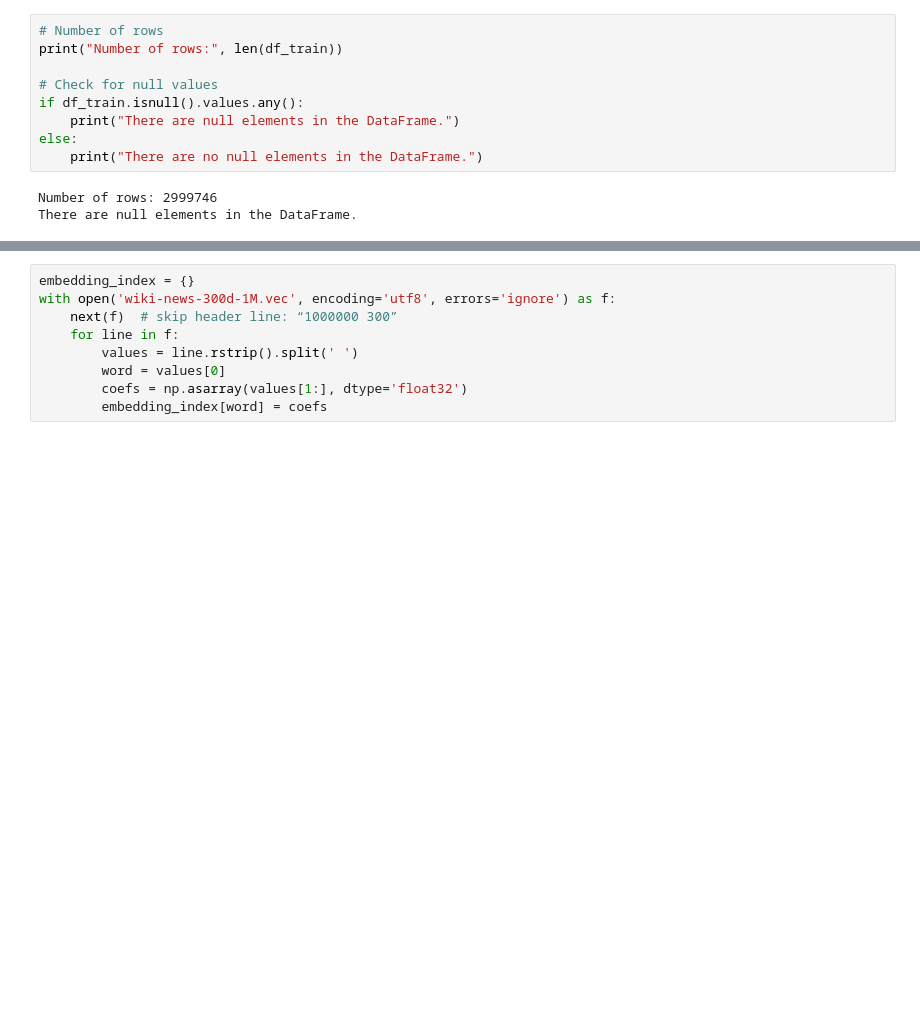
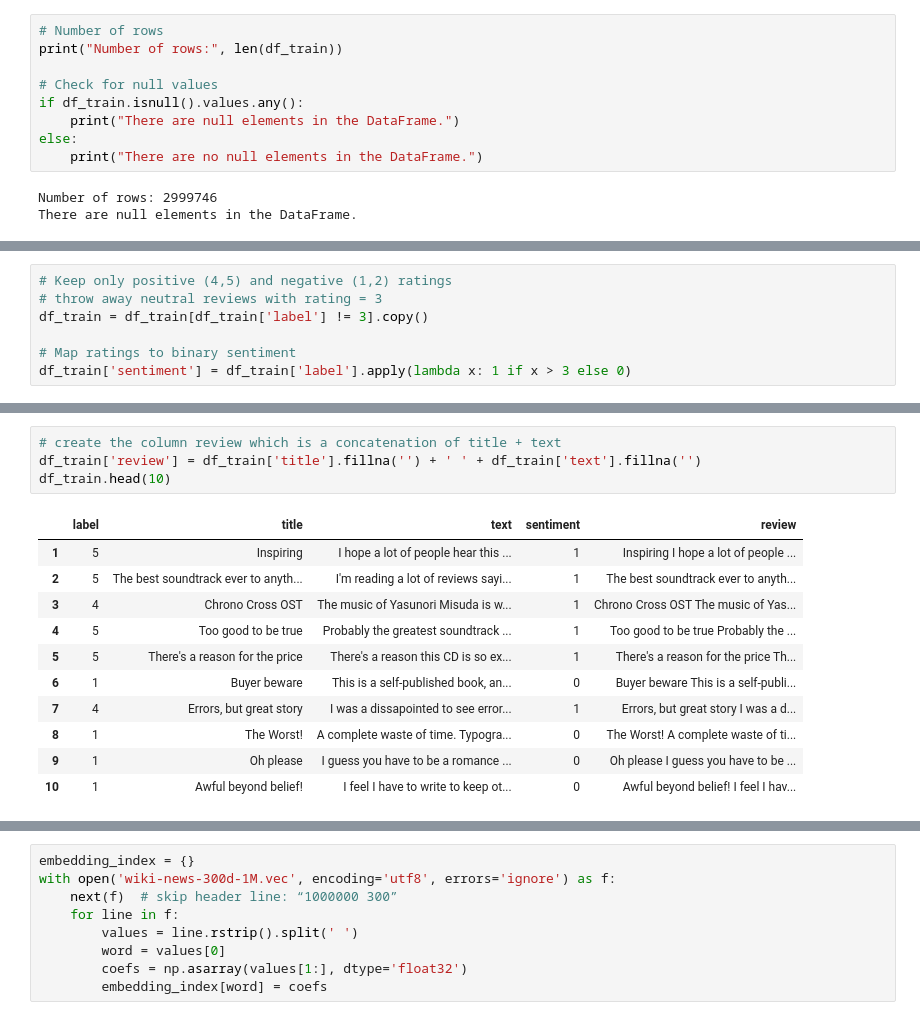
Before and after one commit to andr3w1699/HumanLanguageTechnologyProject, a Jupyter notebook: SentimentClassificationWithRecurrent.ipynb, the cells around one changed output, grey strips where cells are left out. Saved outputs shown, nothing was run; the diff lists cells and outputs as text; blank space fills up the shorter version.

```diff
--- a/SentimentClassificationWithRecurrent.ipynb
+++ b/SentimentClassificationWithRecurrent.ipynb
@@ -677,0 +177,7 @@ Unzipped FastText vectors.
+# %%
+# Keep only positive (4,5) and negative (1,2) ratings
+# throw away neutral reviews with rating = 3
+df_train = df_train[df_train['label'] != 3].copy()
+
+# Map ratings to binary sentiment
+df_train['sentiment'] = df_train['label'].apply(lambda x: 1 if x > 3 else 0)
@@ -677,0 +208,16 @@ Unzipped FastText vectors.
+# %%
+# create the column review which is a concatenation of title + text
+df_train['review'] = df_train['title'].fillna('') + ' ' + df_train['text'].fillna('')
+df_train.head(10)
+# %% [output]
+|  | label | title | text | sentiment | review |
+| 1 | 5 | Inspiring | I hope a lot of people hear this ... | 1 | Inspiring I hope a lot of people ... |
+| 2 | 5 | The best soundtrack ever to anyth... | I'm reading a lot of reviews sayi... | 1 | The best soundtrack ever to anyth... |
+| 3 | 4 | Chrono Cross OST | The music of Yasunori Misuda is w... | 1 | Chrono Cross OST The music of Yas... |
+| 4 | 5 | Too good to be true | Probably the greatest soundtrack ... | 1 | Too good to be true Probably the ... |
+| 5 | 5 | There's a reason for the price | There's a reason this CD is so ex... | 1 | There's a reason for the price Th... |
+| 6 | 1 | Buyer beware | This is a self-published book, an... | 0 | Buyer beware This is a self-publi... |
+| 7 | 4 | Errors, but great story | I was a dissapointed to see error... | 1 | Errors, but great story I was a d... |
+| 8 | 1 | The Worst! | A complete waste of time. Typogra... | 0 | The Worst! A complete waste of ti... |
+| 9 | 1 | Oh please | I guess you have to be a romance ... | 0 | Oh please I guess you have to be ... |
+| 10 | 1 | Awful beyond belief! | I feel I have to write to keep ot... | 0 | Awful beyond belief! I feel I hav... |
```
Also changed, not shown: parts of 96 cells of this notebook.
